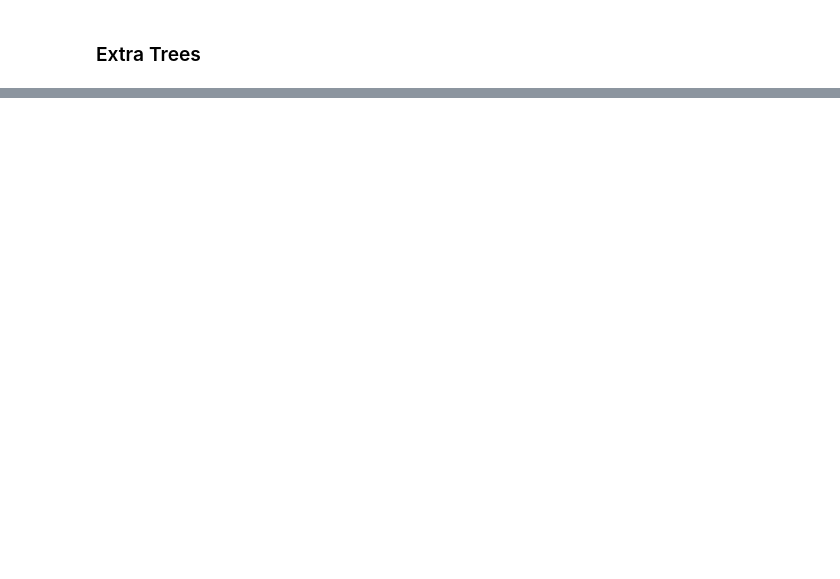
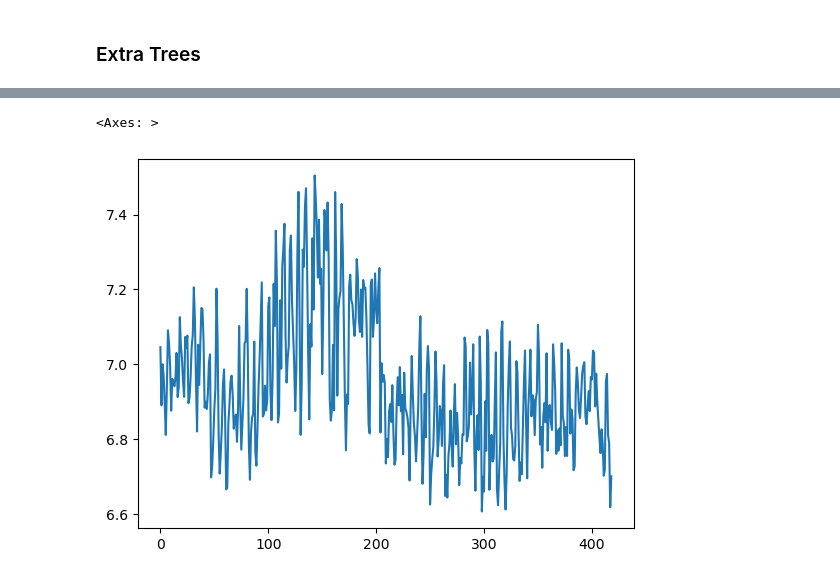
Before and after one commit to ds-sebastian/pog4-sleep-kaggle, a Jupyter notebook: stacks_on_stacks_on_stacks.ipynb, the cells around one changed output, grey strips where cells are left out. Cells and saved outputs as stored; diff of their text form; code cells hidden in the pictures; blank space fills up the shorter version.

```diff
--- a/stacks_on_stacks_on_stacks.ipynb
+++ b/stacks_on_stacks_on_stacks.ipynb
@@ -498,0 +491,26 @@ sub_et.head()
+# %%
+# Average all submissions
+def average_prediction(dfs):
+    for idx, df in enumerate(dfs):
+        df["source"] = idx
+
+    dfs = pd.concat(dfs)
+    avg_df = dfs.groupby("date")["sleep_hours"].mean().reset_index()
+    return avg_df
+
+simple_weight = 0.5
+complex_weight = 1.0 - simple_weight
+
+sub_dfs_simple = [sub_median, sub_mean, sub_median_dow, sub_mean_dow, sub_median_workday, sub_mean_workday]
+sub_dfs_complex = [sub_prophet, sub_xgb, sub_gru, sub_et]
+
+# Calculate the average prediction for each list of DataFrames
+avg_simple = average_prediction(sub_dfs_simple)
+avg_complex = average_prediction(sub_dfs_complex)
+
+stacks_on_stacks = avg_simple.merge(avg_complex, on="date", suffixes=("_simple", "_complex"))
+
+# Calculate the weighted average
+stacks_on_stacks["sleep_hours"] = simple_weight * stacks_on_stacks["sleep_hours_simple"] + complex_weight * stacks_on_stacks["sleep_hours_complex"]
+stacks_on_stacks = stacks_on_stacks[["date", "sleep_hours"]]
+stacks_on_stacks.head()
@@ -498,0 +524,5 @@ sub_et.head()
+# %%
+avg_complex.sleep_hours.plot()
+# %% [output]
+<Axes: >
+[figure, added]
```
Also changed, not shown: parts of 42 cells of this notebook, 13 other files.
